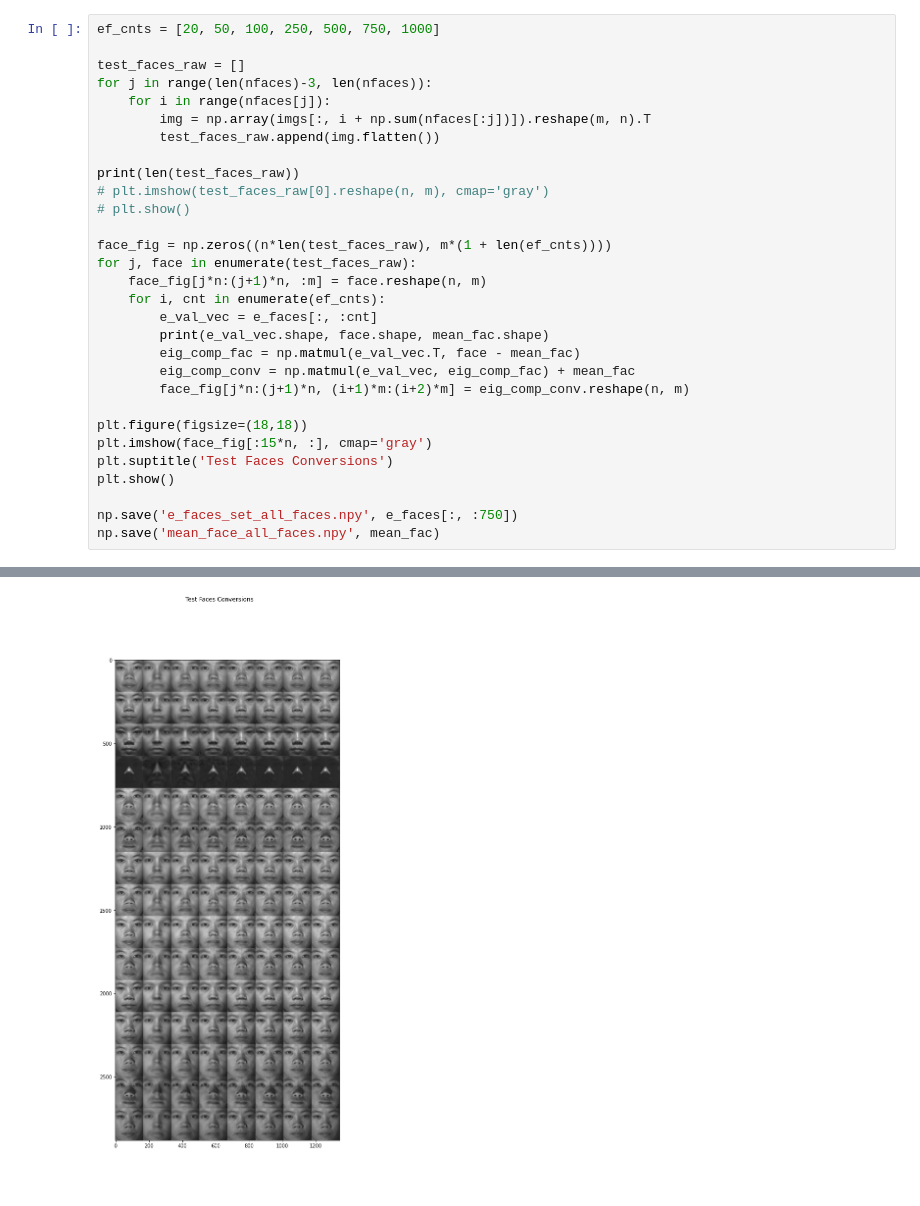
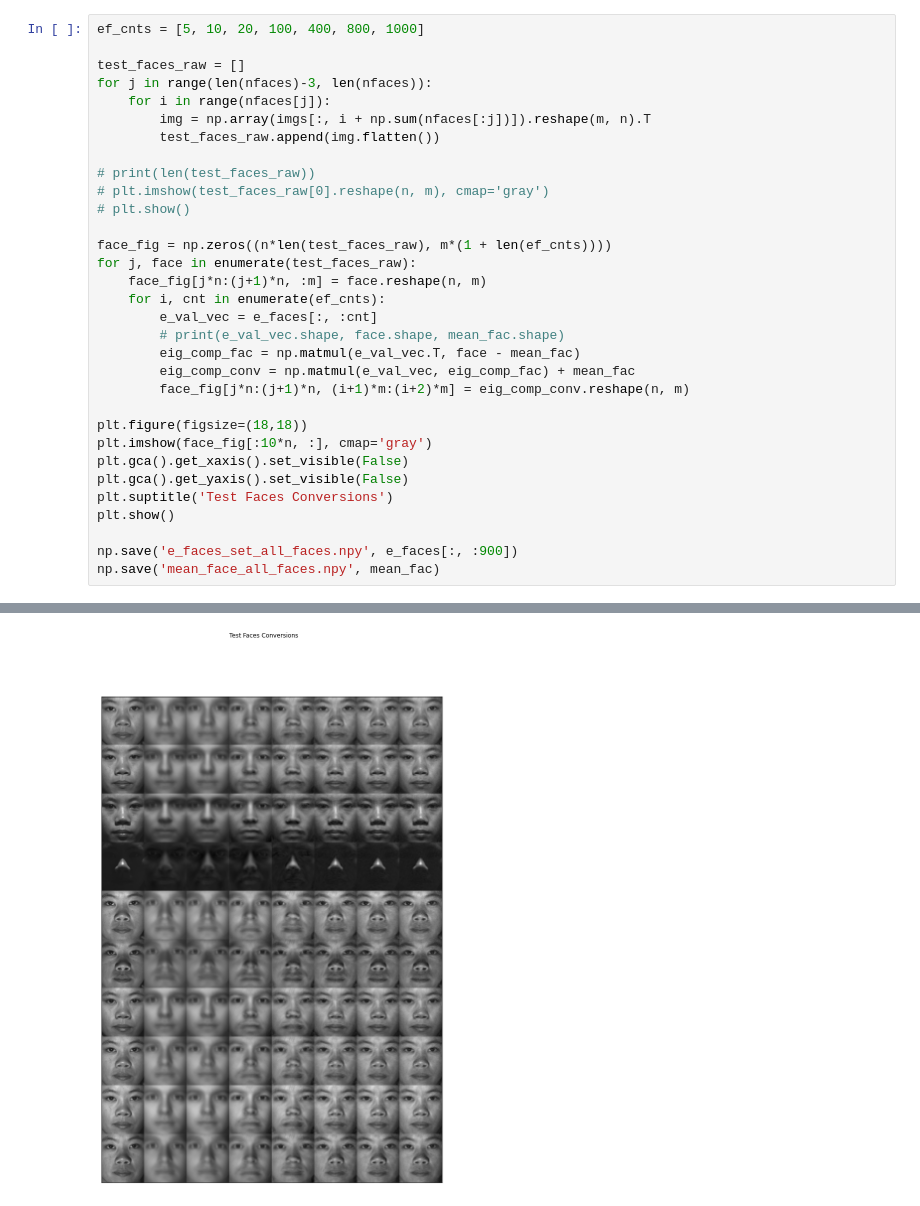
Before and after one commit to cmitchell314/Eigenfaces, a Jupyter notebook: training_allFaces.ipynb, the cells around one changed output, grey strips where cells are left out. Saved outputs shown, nothing was run; the diff lists cells and outputs as text.

```diff
--- a/training_allFaces.ipynb
+++ b/training_allFaces.ipynb
@@ -109,5 +119,5 @@ plt.show()
 # %%
-ef_cnts = [20, 50, 100, 250, 500, 750, 1000]
+ef_cnts = [5, 10, 20, 100, 400, 800, 1000]
 
 test_faces_raw = []
 for j in range(len(nfaces)-3, len(nfaces)):
@@ -115,7 +125,7 @@ for j in range(len(nfaces)-3, len(nfaces)):
         img = np.array(imgs[:, i + np.sum(nfaces[:j])]).reshape(m, n).T
         test_faces_raw.append(img.flatten())
 
-print(len(test_faces_raw))
+# print(len(test_faces_raw))
 # plt.imshow(test_faces_raw[0].reshape(n, m), cmap='gray')
 # plt.show()
 
@@ -124,16 +134,18 @@ for j, face in enumerate(test_faces_raw):
     face_fig[j*n:(j+1)*n, :m] = face.reshape(n, m)
     for i, cnt in enumerate(ef_cnts):
         e_val_vec = e_faces[:, :cnt]
-        print(e_val_vec.shape, face.shape, mean_fac.shape)
+        # print(e_val_vec.shape, face.shape, mean_fac.shape)
         eig_comp_fac = np.matmul(e_val_vec.T, face - mean_fac)
         eig_comp_conv = np.matmul(e_val_vec, eig_comp_fac) + mean_fac
         face_fig[j*n:(j+1)*n, (i+1)*m:(i+2)*m] = eig_comp_conv.reshape(n, m)
 
 plt.figure(figsize=(18,18))
-plt.imshow(face_fig[:15*n, :], cmap='gray')
+plt.imshow(face_fig[:10*n, :], cmap='gray')
+plt.gca().get_xaxis().set_visible(False)
+plt.gca().get_yaxis().set_visible(False)
 plt.suptitle('Test Faces Conversions')
 plt.show()
 
-np.save('e_faces_set_all_faces.npy', e_faces[:, :750])
+np.save('e_faces_set_all_faces.npy', e_faces[:, :900])
 np.save('mean_face_all_faces.npy', mean_fac)
 # %% [output]
@@ -157 +152 @@ np.save('mean_face_all_faces.npy', mean_fac)
-[figure, old version]
+[figure, new version]
```
Also changed, not shown: parts of 4 cells of this notebook, 8 other files.
